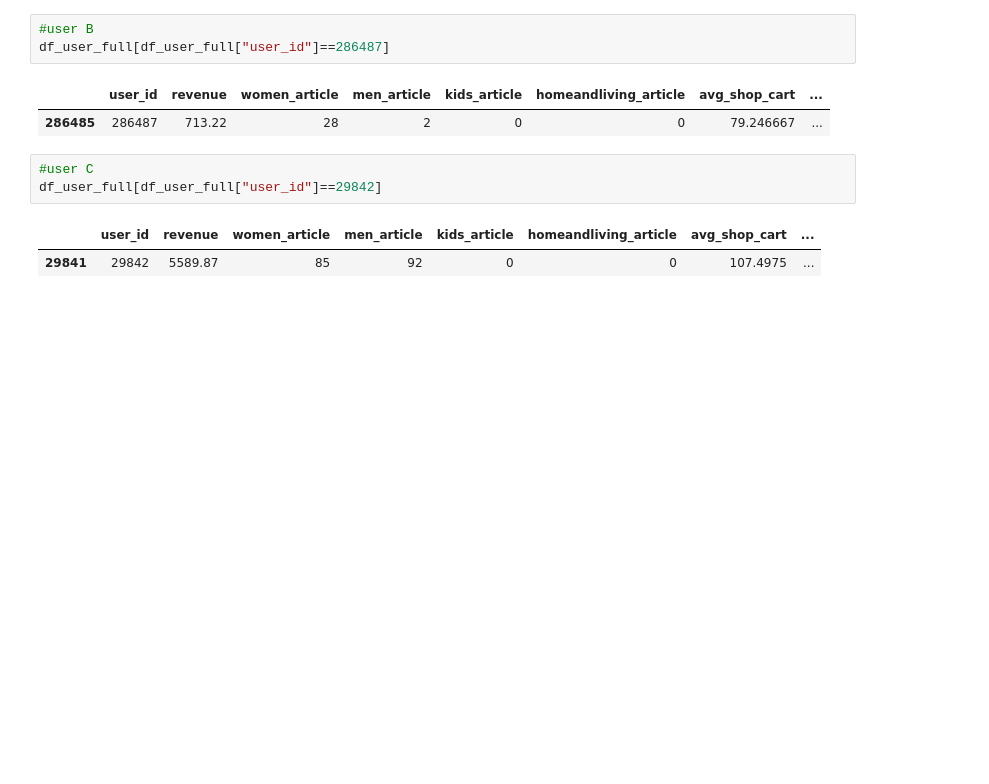
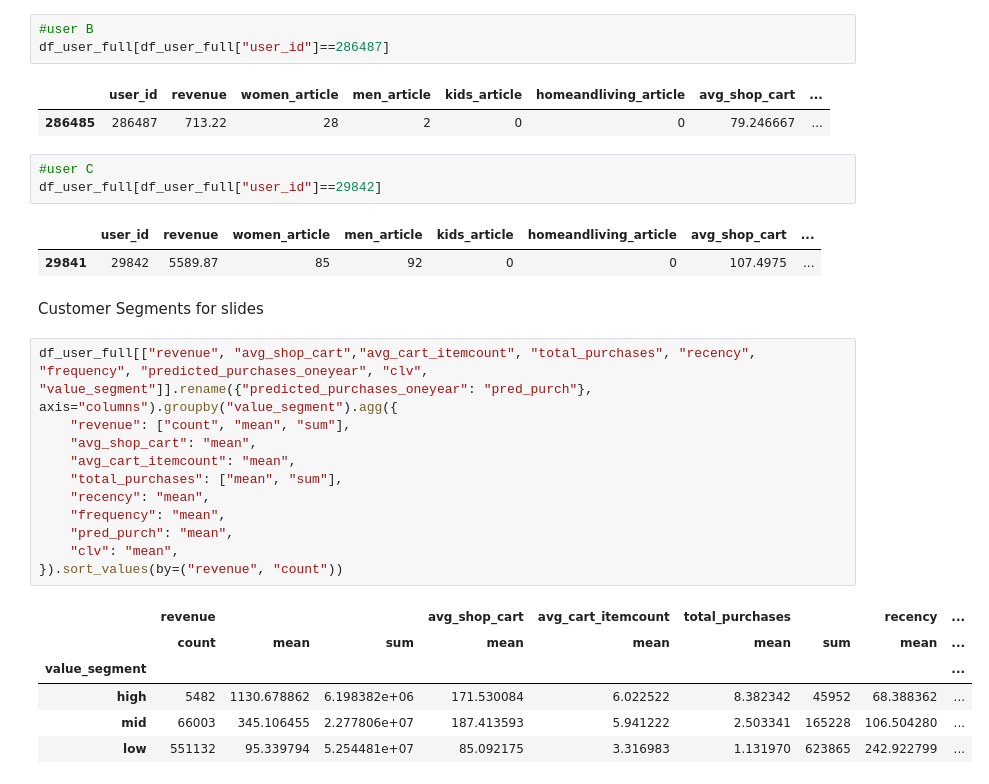
Before and after one commit to s-lau-42/Project_3_Online_Shop_Analysis, a Jupyter notebook: Part_7_Plots.ipynb, the cells around one changed output. Drawn from its saved outputs; the diff is of its cells as text; blank space fills up the shorter version.

```diff
--- a/Part_7_Plots.ipynb
+++ b/Part_7_Plots.ipynb
@@ -910,3 +912,23 @@ df_user_full[df_user_full["user_id"]==29842]
 # %% [output]
 |  | user_id | revenue | women_article | men_article | kids_article | homeandliving_article | avg_shop_cart | ... |
 | 29841 | 29842 | 5589.87 | 85 | 92 | 0 | 0 | 107.4975 | ... |
+# %% [markdown]
+Customer Segments for slides
+# %%
+df_user_full[["revenue", "avg_shop_cart","avg_cart_itemcount", "total_purchases", "recency", "frequency", "predicted_purchases_oneyear", "clv", "value_segment"]].rename({"predicted_purchases_oneyear": "pred_purch"}, axis="columns").groupby("value_segment").agg({
+    "revenue": ["count", "mean", "sum"],
+    "avg_shop_cart": "mean",
+    "avg_cart_itemcount": "mean",
+    "total_purchases": ["mean", "sum"],
+    "recency": "mean",
+    "frequency": "mean",
+    "pred_purch": "mean",
+    "clv": "mean",
+}).sort_values(by=("revenue", "count"))
+# %% [output]
+|  | revenue |  |  | avg_shop_cart | avg_cart_itemcount | total_purchases |  | recency | ... |
+|  | count | mean | sum | mean | mean | mean | sum | mean | ... |
+| value_segment |  |  |  |  |  |  |  |  | ... |
+| high | 5482 | 1130.678862 | 6.198382e+06 | 171.530084 | 6.022522 | 8.382342 | 45952 | 68.388362 | ... |
+| mid | 66003 | 345.106455 | 2.277806e+07 | 187.413593 | 5.941222 | 2.503341 | 165228 | 106.504280 | ... |
+| low | 551132 | 95.339794 | 5.254481e+07 | 85.092175 | 3.316983 | 1.131970 | 623865 | 242.922799 | ... |
```
Also changed, not shown: parts of 4 cells of this notebook, 5 other files.
